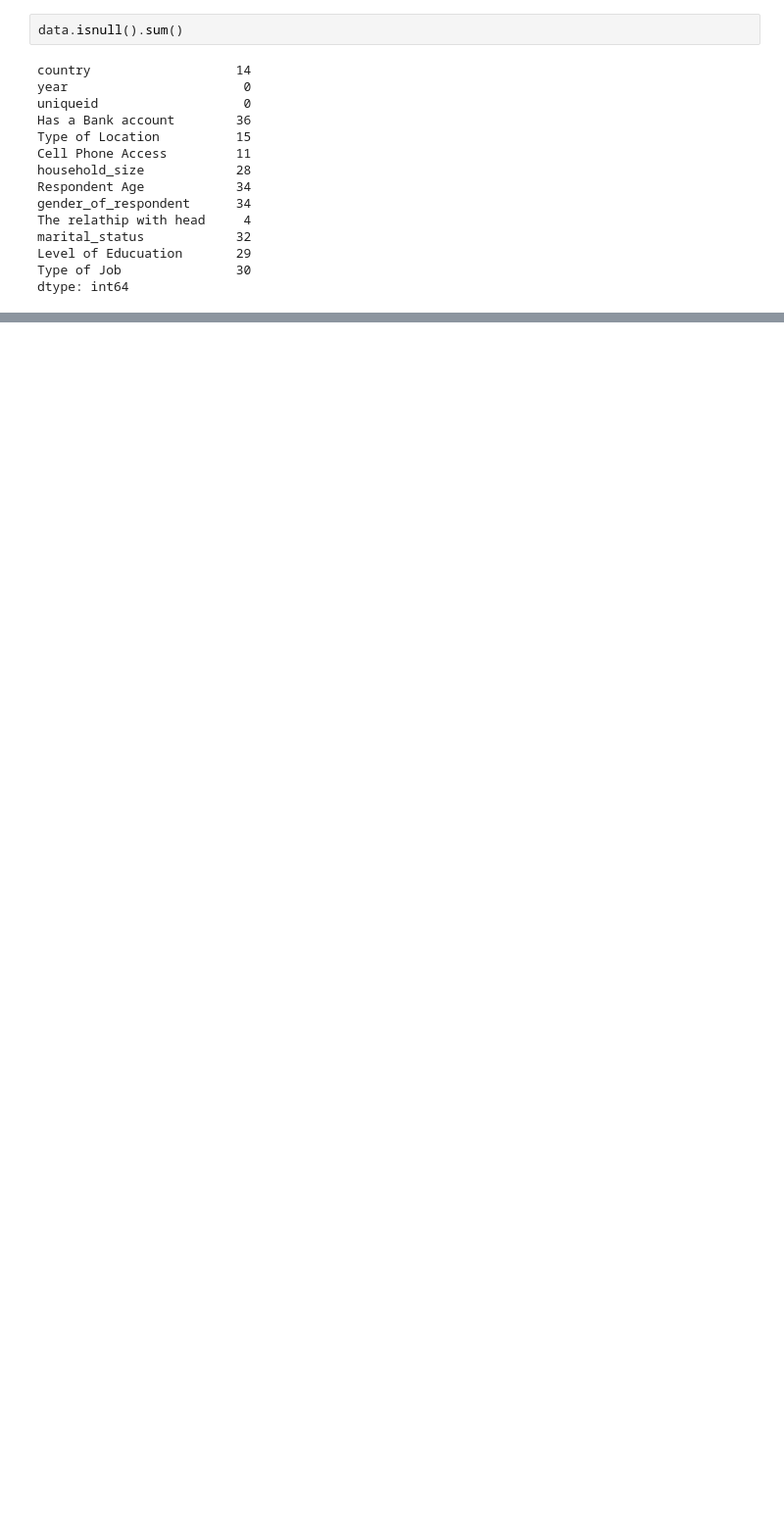
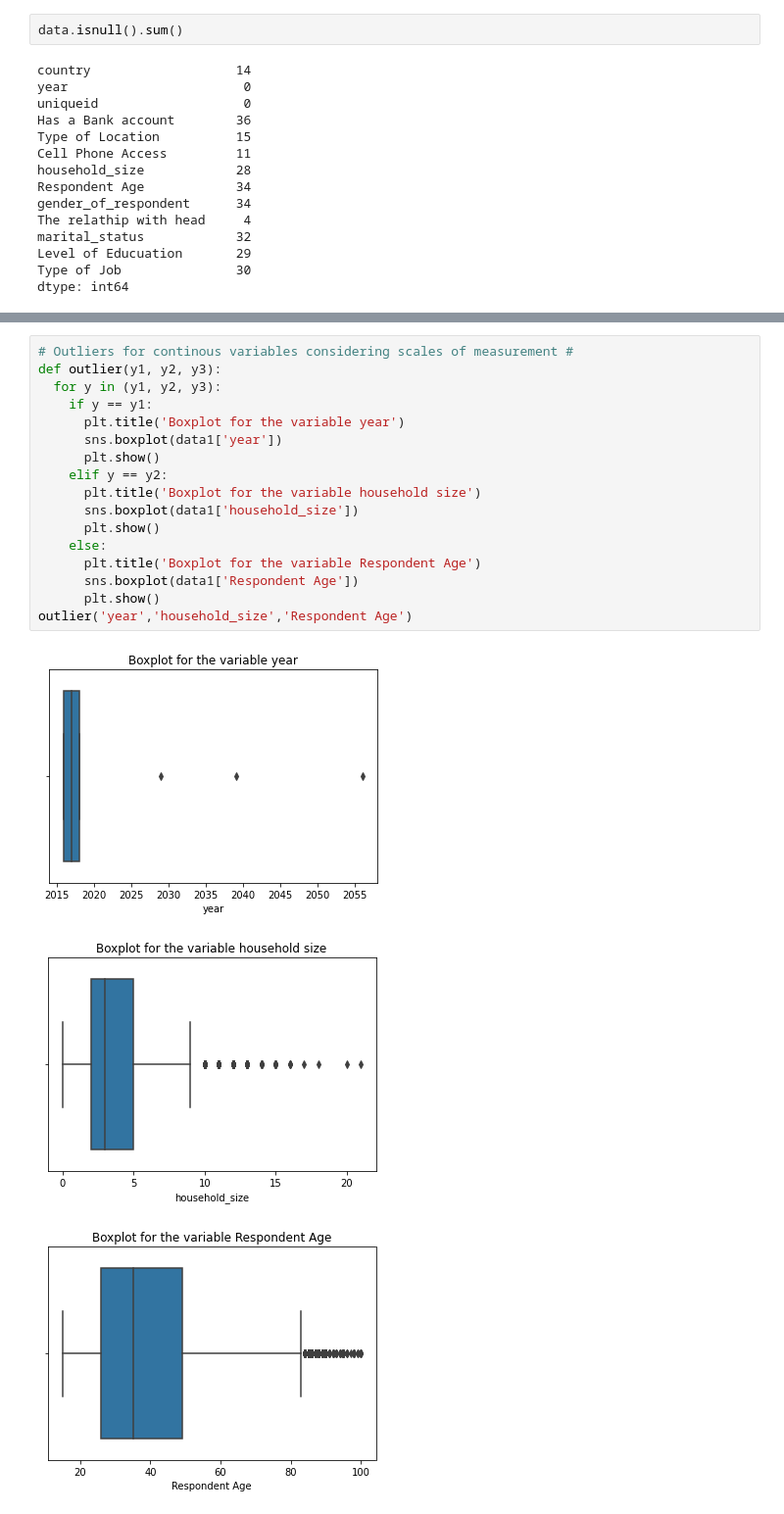
Before and after one commit to mukami3juma/financial-inclusivity, a Jupyter notebook: financial-inclusion.ipynb, the cells around one changed output, grey strips where cells are left out. Shown at 98% size. Saved outputs shown, nothing was run; the diff lists cells and outputs as text; blank space fills up the shorter version.

```diff
--- a/financial-inclusion.ipynb
+++ b/financial-inclusion.ipynb
@@ -173,0 +214,21 @@ plt.show()
+# %%
+# Outliers for continous variables considering scales of measurement #
+def outlier(y1, y2, y3):
+  for y in (y1, y2, y3):
+    if y == y1:
+      plt.title('Boxplot for the variable year')
+      sns.boxplot(data1['year'])
+      plt.show()
+    elif y == y2:
+      plt.title('Boxplot for the variable household size')
+      sns.boxplot(data1['household_size'])
+      plt.show()
+    else:
+      plt.title('Boxplot for the variable Respondent Age')
+      sns.boxplot(data1['Respondent Age'])
+      plt.show()
+outlier('year','household_size','Respondent Age')
+# %% [output]
+[figure, added]
+[figure, added]
+[figure, added]
```
Also changed, not shown: parts of 39 cells of this notebook.
